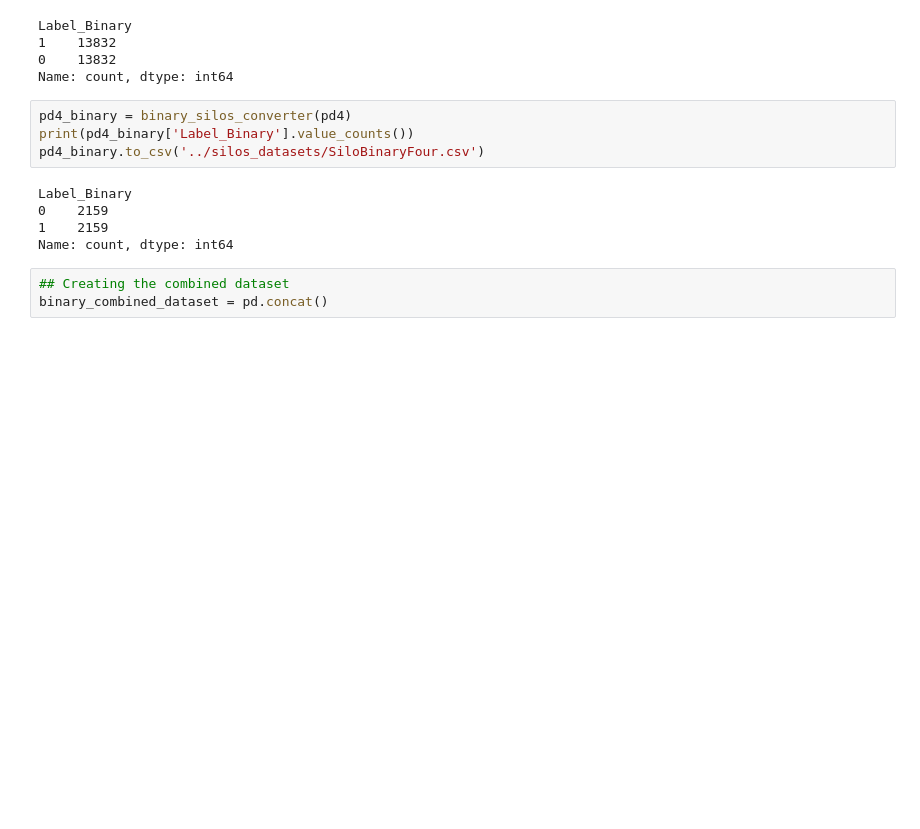
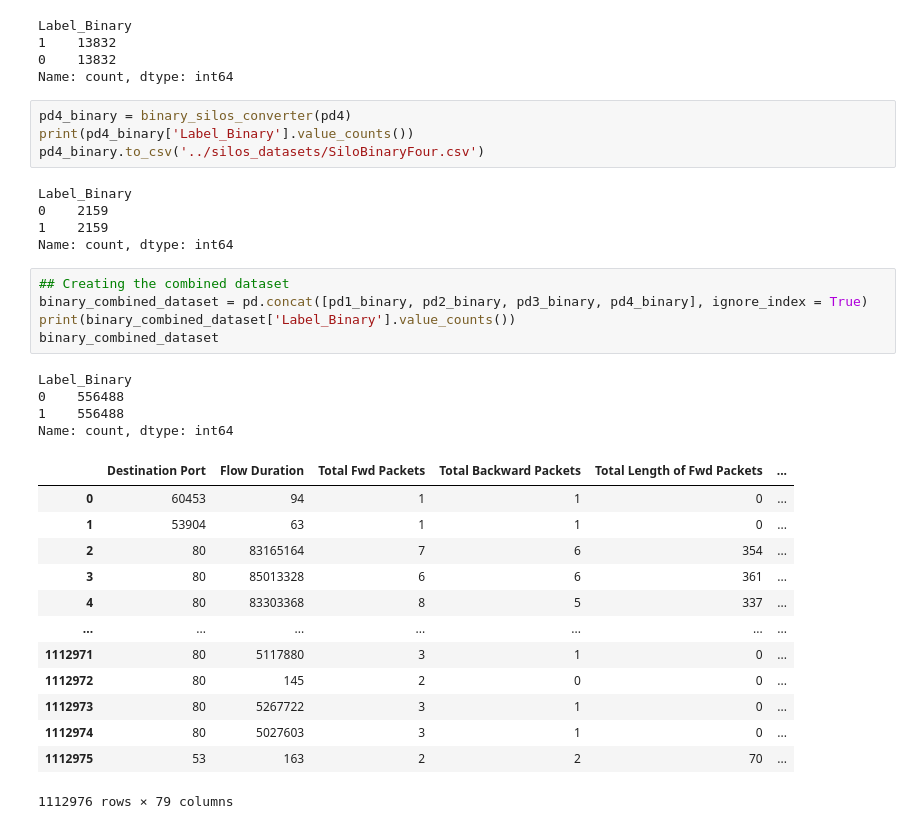
Before and after one commit to suzaladhikari/federated_learningIDS, a Jupyter notebook: silos_created/binarysilos.ipynb, the cells around one changed output. Saved outputs shown, nothing was run; the diff lists cells and outputs as text; blank space fills up the shorter version.

Commit message:
created the binary combined dataset

```diff
--- a/silos_created/binarysilos.ipynb
+++ b/silos_created/binarysilos.ipynb
@@ -185,4 +185,24 @@ Label_Binary
 Name: count, dtype: int64
 # %%
 ## Creating the combined dataset
-binary_combined_dataset = pd.concat()
+binary_combined_dataset = pd.concat([pd1_binary, pd2_binary, pd3_binary, pd4_binary], ignore_index = True)
+print(binary_combined_dataset['Label_Binary'].value_counts())
+binary_combined_dataset
+# %% [output]
+Label_Binary
+0    556488
+1    556488
+Name: count, dtype: int64
+|  | Destination Port | Flow Duration | Total Fwd Packets | Total Backward Packets | Total Length of Fwd Packets | ... |
+| 0 | 60453 | 94 | 1 | 1 | 0 | ... |
+| 1 | 53904 | 63 | 1 | 1 | 0 | ... |
+| 2 | 80 | 83165164 | 7 | 6 | 354 | ... |
+| 3 | 80 | 85013328 | 6 | 6 | 361 | ... |
+| 4 | 80 | 83303368 | 8 | 5 | 337 | ... |
+| ... | ... | ... | ... | ... | ... | ... |
+| 1112971 | 80 | 5117880 | 3 | 1 | 0 | ... |
+| 1112972 | 80 | 145 | 2 | 0 | 0 | ... |
+| 1112973 | 80 | 5267722 | 3 | 1 | 0 | ... |
+| 1112974 | 80 | 5027603 | 3 | 1 | 0 | ... |
+| 1112975 | 53 | 163 | 2 | 2 | 70 | ... |
+1112976 rows × 79 columns
```
